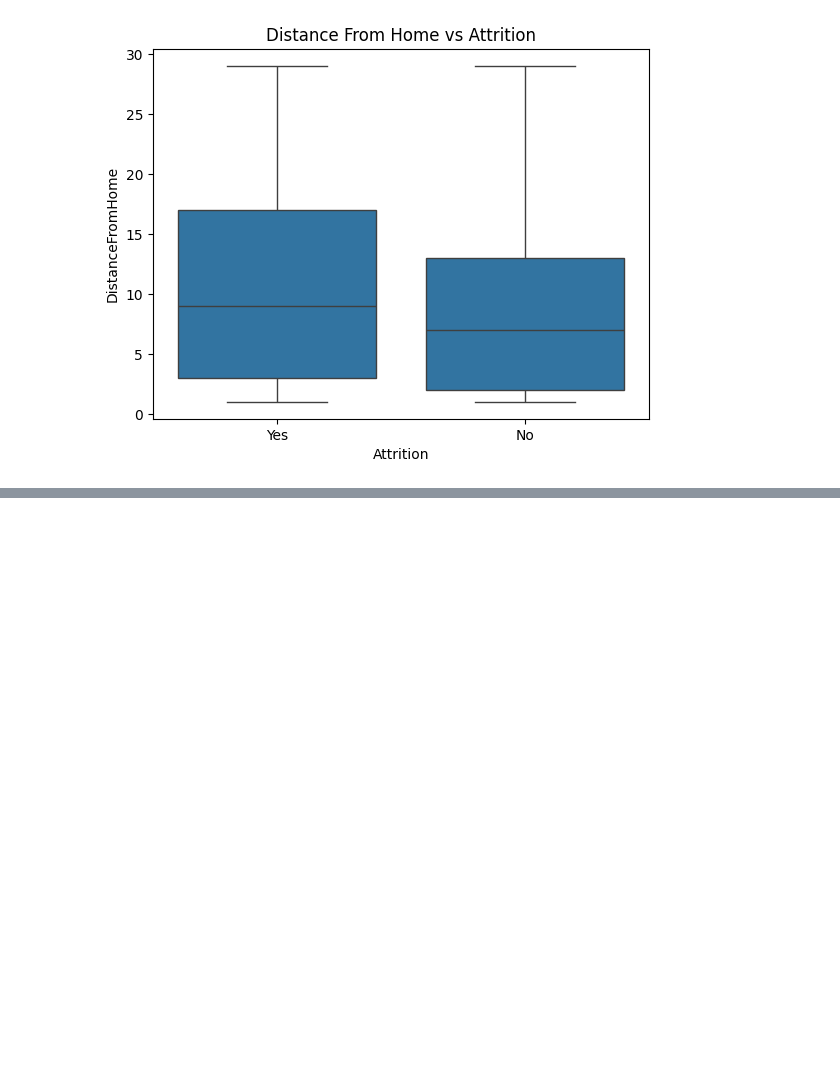
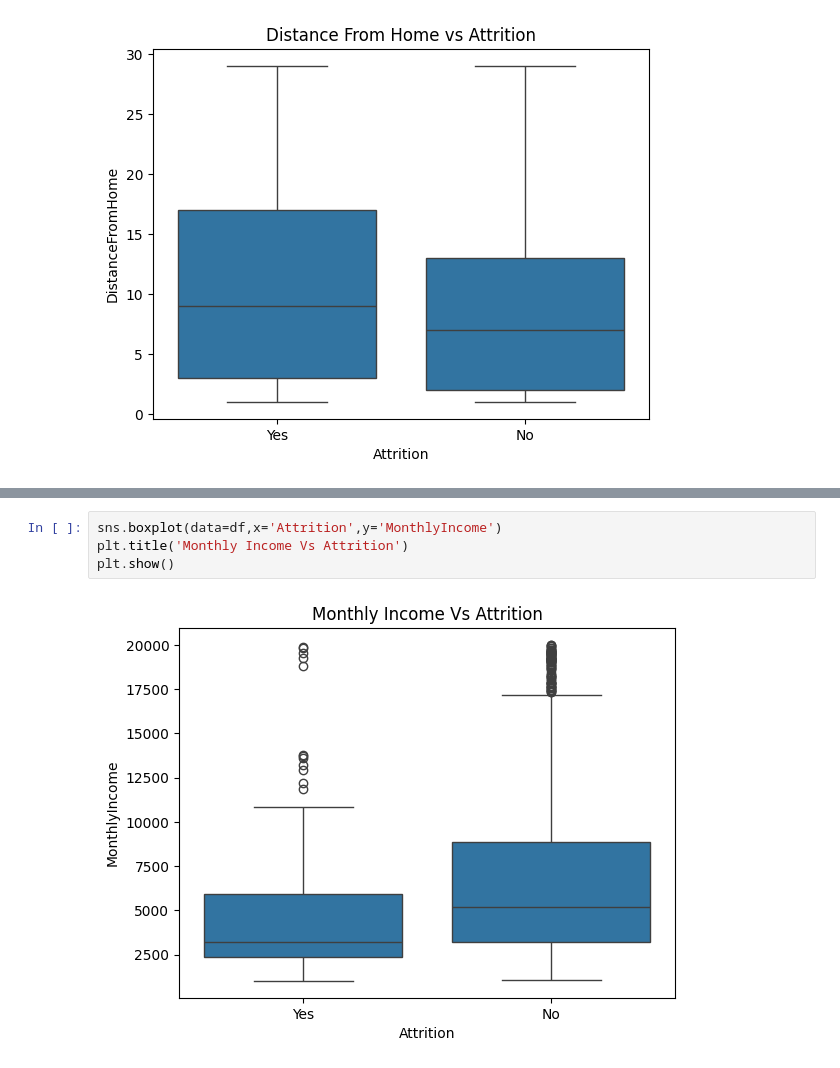
Before and after one commit to tusharkantnandi99/IBM-HR-Analytics-Project, a Jupyter notebook: notebooks/03_data_eda.ipynb, the cells around one changed output, grey strips where cells are left out. Cells and saved outputs as stored; diff of their text form; blank space fills up the shorter version.

```diff
--- a/notebooks/03_data_eda.ipynb
+++ b/notebooks/03_data_eda.ipynb
@@ -236,0 +244,6 @@ plt.show()
+# %%
+sns.boxplot(data=df,x='Attrition',y='MonthlyIncome')
+plt.title('Monthly Income Vs Attrition')
+plt.show()
+# %% [output]
+[figure, added]
```
Also changed, not shown: parts of 1 cell of this notebook.
